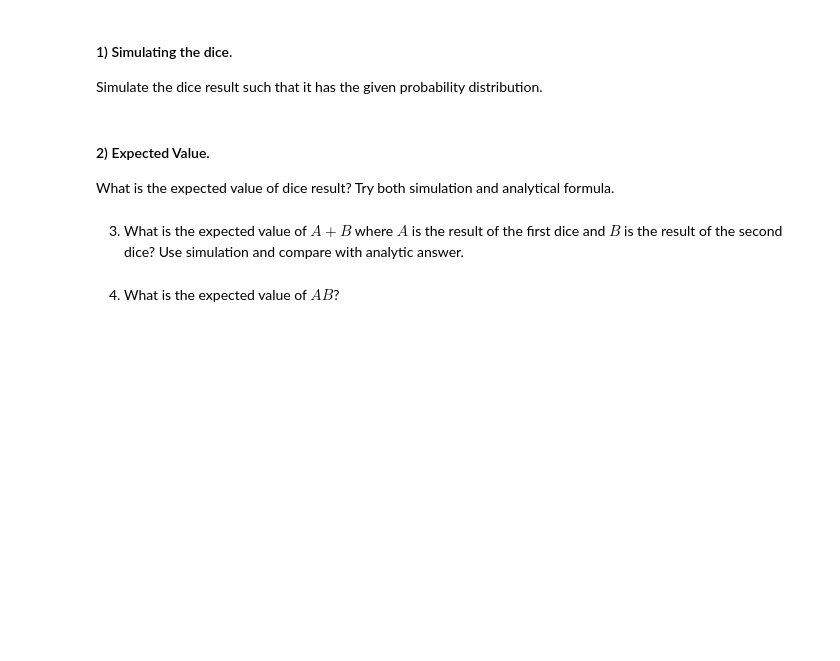
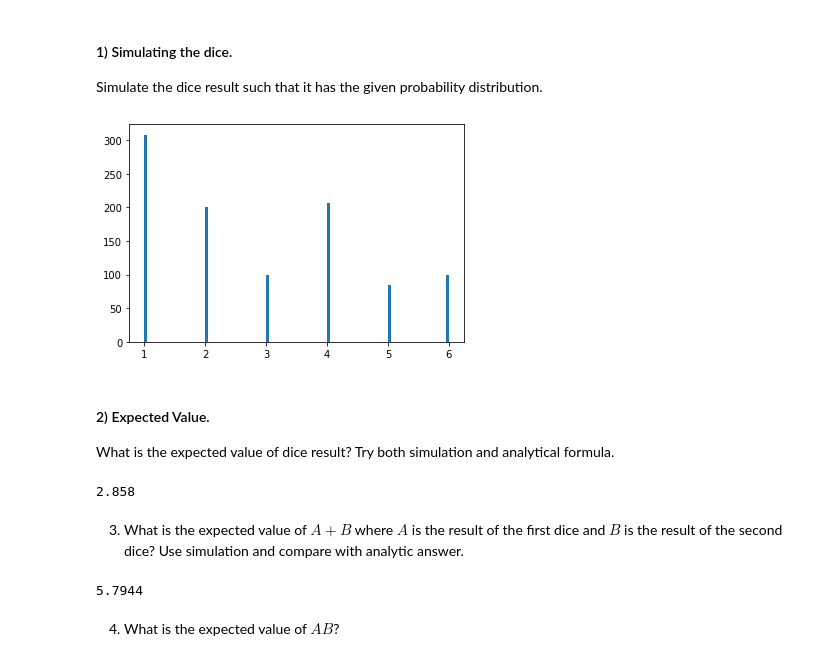
Before and after one commit to natthakan2000/ICCS314, a Jupyter notebook: Exercise-6-master/Monte Carlo.ipynb, the cells around one changed output. Drawn from its saved outputs; the diff is of its cells as text; code cells hidden in the pictures; blank space fills up the shorter version.

```diff
--- a/Exercise-6-master/Monte Carlo.ipynb
+++ b/Exercise-6-master/Monte Carlo.ipynb
@@ -56,3 +104,21 @@ Over a cube $x \in [-1,1], y\in [-1,1], z\in [-1,1]$
 #### 2) Evaluate
 $$ \iiint \limits_{C} x^2(y-1)^2(z-2)^2\exp(xyz) \; dx \; dy \; dz$$
 Over a sphere of radius 1 centered at the origin.
+# %%
+def f(x,y,z):
+    if x**2 + y**2 + z**2 < 1:
+        return x**2 * ((y-1)**2) * ((z-2)**2) * np.exp(x*y*z)
+    return 0
+
+s = 0
+n = 10000
+for i in range(n):
+    x = np.random.rand()*2-1
+    y = np.random.rand()*2-1
+    z = np.random.rand()*2-1
+    s += f(x,y,z)
+
+# The volume that you generate the point over
+# Be sure the cube is large enough to fit the sphere
+total_area = 2**3
+print(s*total_area/n)
@@ -91,11 +159,45 @@ Over a sphere of radius 1 centered at the origin.
 #### 1) Simulating the dice.
 
 Simulate the dice result such that it has the given probability distribution.
+# %%
+def gen_dice():
+    x = np.random.rand()
+    if x < 0.3:
+        return 1
+    elif x < 0.5:
+        return 2
+    elif x < 0.6:
+        return 3
+    elif x < 0.8:
+        return 4
+    elif x < 0.9:
+        return 5
+    return 6
+
+die = [gen_dice() for i in range(1000)]
+plt.hist(dices,bins=100);
+# %% [output]
+[figure, added]
 # %% [markdown]
 #### 2) Expected Value.
 
 What is the expected value of dice result? Try both simulation and analytical formula.
+# %%
+# Roll the dice a thousand times and take the average
+np.average(die)
+# %% [output]
+2.858
 # %% [markdown]
 3) What is the expected value of $A+B$ where $A$ is the result of the first dice and $B$ is the result of the second dice? Use simulation and compare with analytic answer.
+# %%
+def a_plus_b():
+    a = gen_dice()
+    b = gen_dice()
+    return a+b
+
+# Don't really need linearity of expectation
+np.average([a_plus_b() for i in range(10000)])
+# %% [output]
+5.7944
 # %% [markdown]
 4) What is the expected value of $AB$?
```
Also changed, not shown: parts of 17 cells of this notebook, 13 other files.
